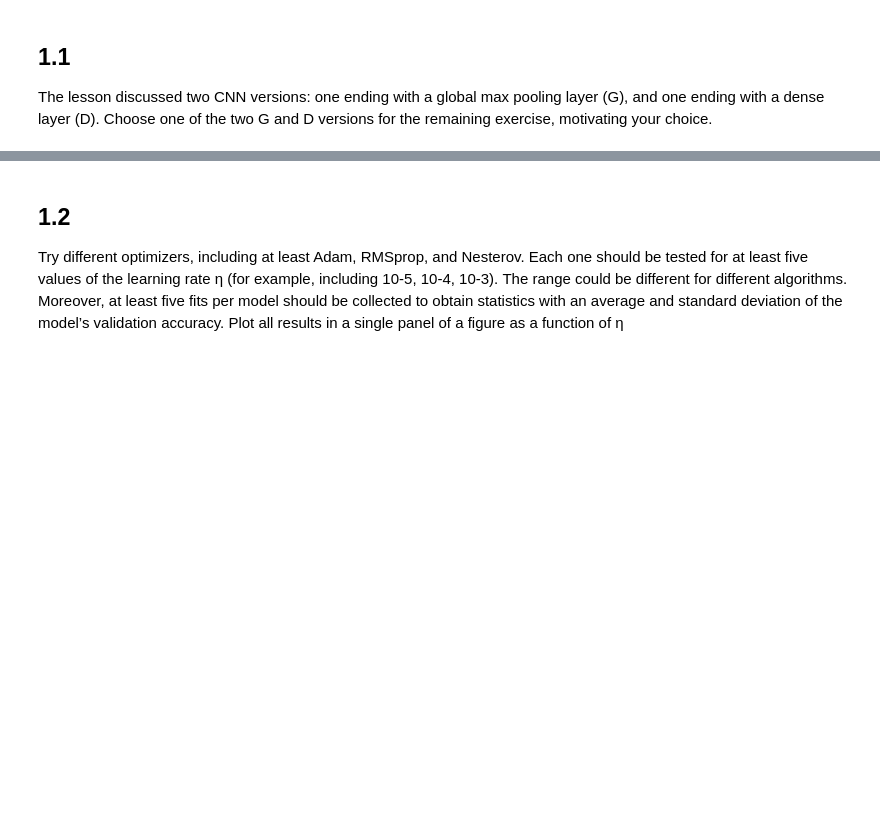
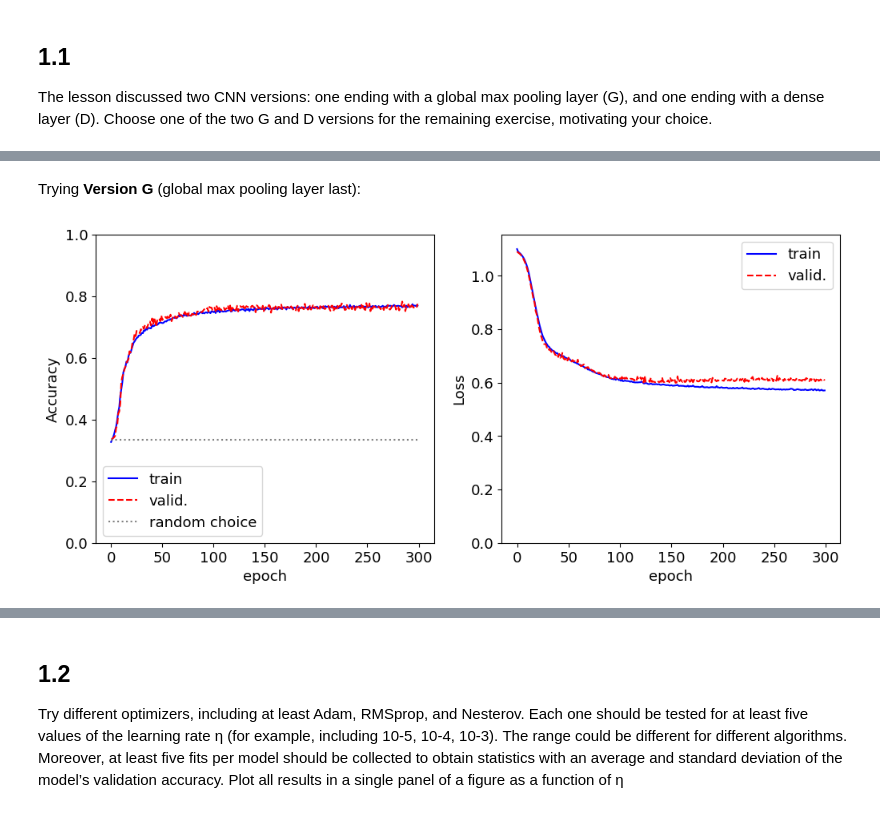
Before and after one commit to lm-schulze/LCP-Mod-B, a Jupyter notebook: group2413_exercise1.ipynb, the cells around one changed output, grey strips where cells are left out. Drawn from its saved outputs; the diff is of its cells as text; code cells hidden in the pictures; blank space fills up the shorter version.

```diff
--- a/group2413_exercise1.ipynb
+++ b/group2413_exercise1.ipynb
@@ -18,0 +212,24 @@ Choose one of the two G and D versions for the remaining exercise, motivating yo
+# %% [markdown]
+Trying **Version G** (global max pooling layer last):
+# %%
+NCONV=2 # global max pooling layer last
+
+modelG=build_model(NCONV=NCONV,KS=11)
+opt = tf.keras.optimizers.Adam()
+
+# compile the model
+# categorical_crossentropy, 3 output nodes
+modelG.compile(loss=keras.losses.categorical_crossentropy,
+              optimizer=opt,metrics=['accuracy'])
+
+BATCH_SIZE = 200
+EPOCHS = 300
+
+fitG = modelG.fit(x_train,y_train,batch_size=BATCH_SIZE,
+                epochs=EPOCHS,
+                validation_data=(x_val, y_val),
+                verbose=0, shuffle=True)
+
+Show_history(fitG)
+# %% [output]
+[figure, added]
```
Also changed, not shown: parts of 15 cells of this notebook.
